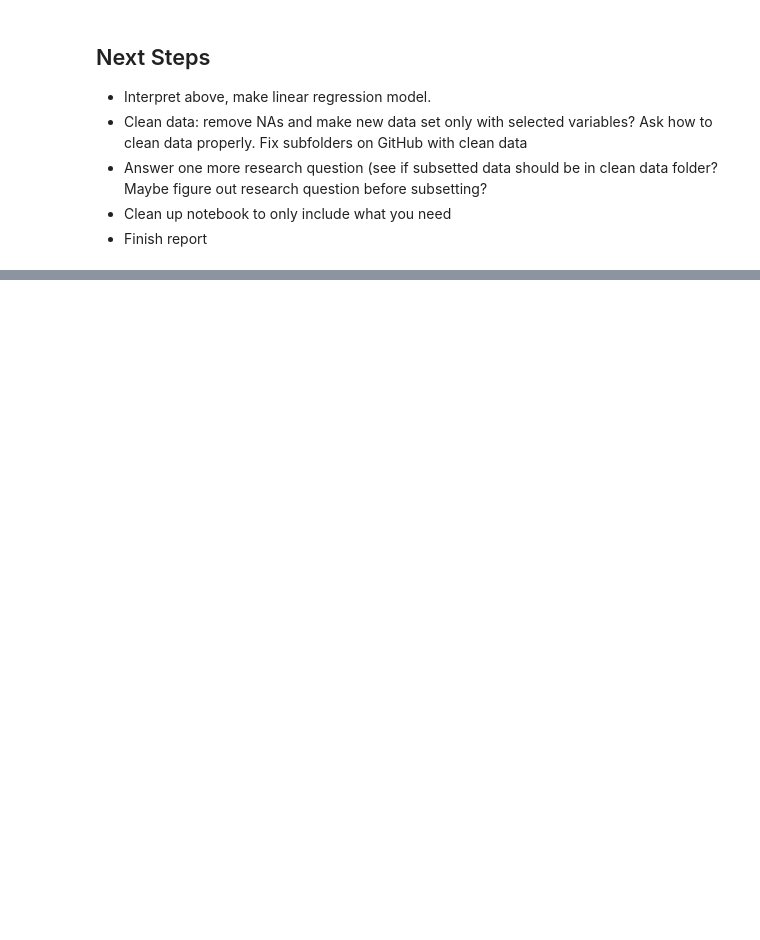
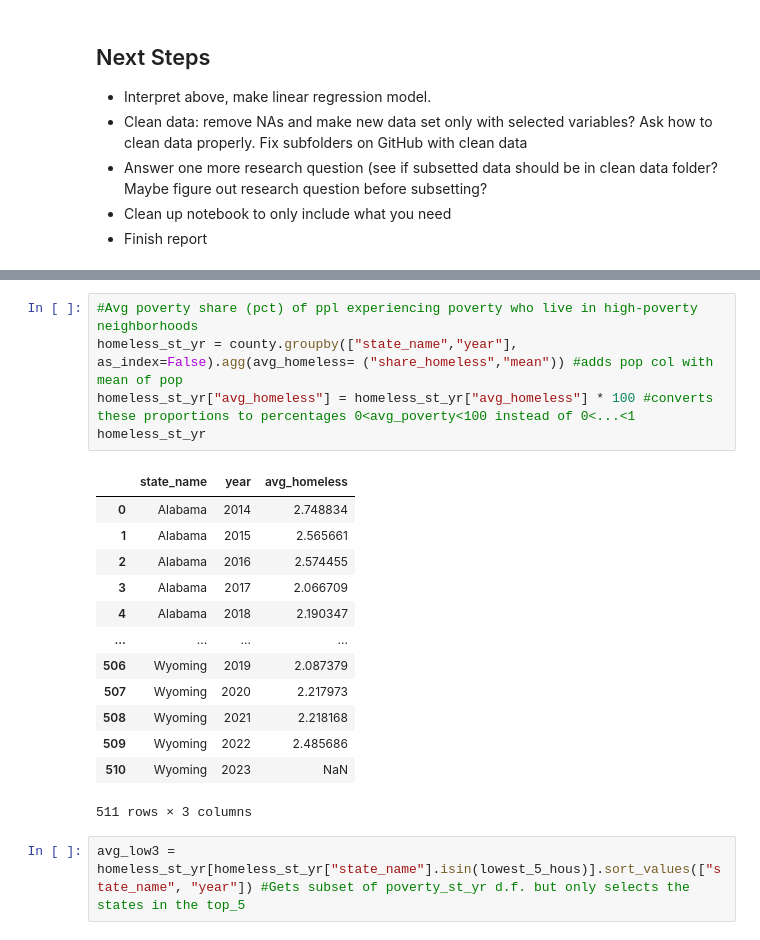
Before and after one commit to Adrian1840/MATH120_Final_Project, a Jupyter notebook: notebooks/MATH120_Final_Project.ipynb, the cells around one changed output, grey strips where cells are left out. Drawn from its saved outputs; the diff is of its cells as text; blank space fills up the shorter version.

```diff
--- a/notebooks/MATH120_Final_Project.ipynb
+++ b/notebooks/MATH120_Final_Project.ipynb
@@ -355,0 +274,21 @@ Notes:
+# %%
+#Avg poverty share (pct) of ppl experiencing poverty who live in high-poverty neighborhoods
+homeless_st_yr = county.groupby(["state_name","year"], as_index=False).agg(avg_homeless= ("share_homeless","mean")) #adds pop col with mean of pop
+homeless_st_yr["avg_homeless"] = homeless_st_yr["avg_homeless"] * 100 #converts these proportions to percentages 0<avg_poverty<100 instead of 0<...<1
+homeless_st_yr
+# %% [output]
+|  | state_name | year | avg_homeless |
+| 0 | Alabama | 2014 | 2.748834 |
+| 1 | Alabama | 2015 | 2.565661 |
+| 2 | Alabama | 2016 | 2.574455 |
+| 3 | Alabama | 2017 | 2.066709 |
+| 4 | Alabama | 2018 | 2.190347 |
+| ... | ... | ... | ... |
+| 506 | Wyoming | 2019 | 2.087379 |
+| 507 | Wyoming | 2020 | 2.217973 |
+| 508 | Wyoming | 2021 | 2.218168 |
+| 509 | Wyoming | 2022 | 2.485686 |
+| 510 | Wyoming | 2023 | NaN |
+511 rows × 3 columns
+# %%
+avg_low3 = homeless_st_yr[homeless_st_yr["state_name"].isin(lowest_5_hous)].sort_values(["state_name", "year"]) #Gets subset of poverty_st_yr d.f. but only selects the states in the top_5
```
Also changed, not shown: parts of 13 cells of this notebook.
